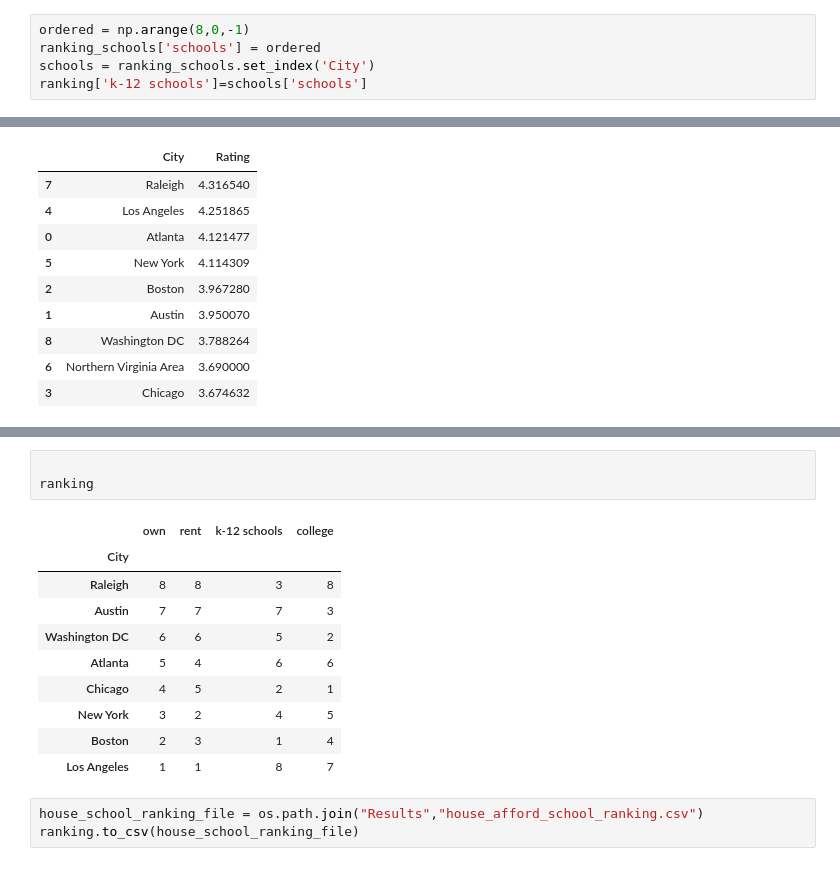
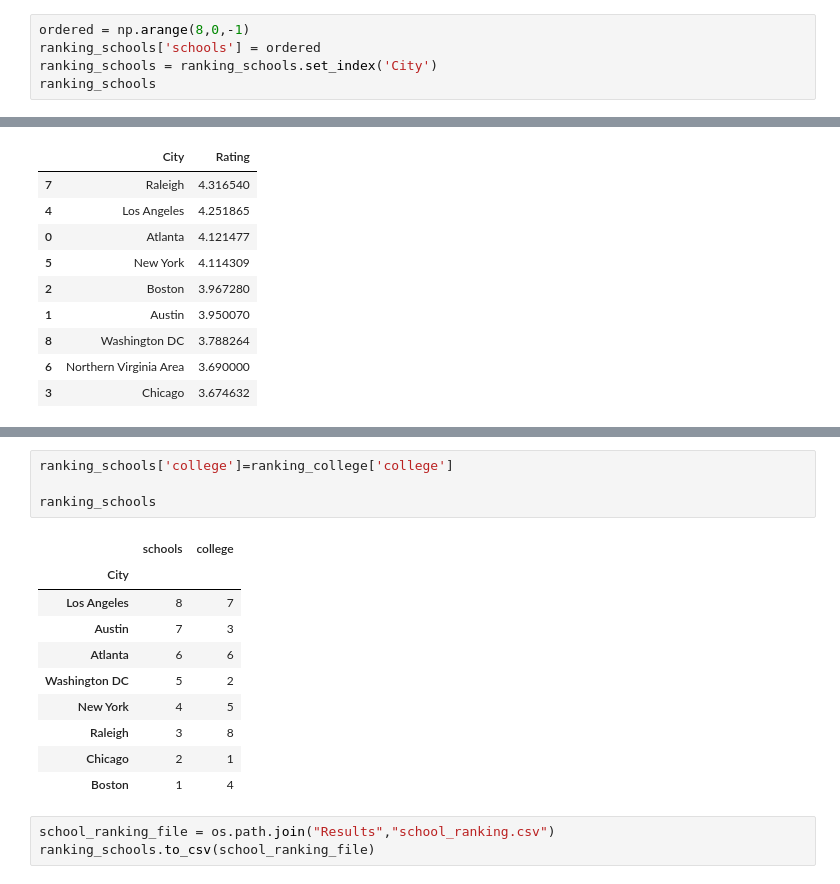
Before and after one commit to indranik/BC_Project1, a Jupyter notebook: HousingSchools_Guirlyn/schools_results.ipynb, the cells around one changed output, grey strips where cells are left out. Drawn from its saved outputs; the diff is of its cells as text.

```diff
--- a/HousingSchools_Guirlyn/housing_schools.ipynb
+++ b/HousingSchools_Guirlyn/schools_results.ipynb
@@ -159,5 +64,5 @@ ranking_schools
 # %%
 ordered = np.arange(8,0,-1)
 ranking_schools['schools'] = ordered
-schools = ranking_schools.set_index('City')
-ranking['k-12 schools']=schools['schools']
+ranking_schools = ranking_schools.set_index('City')
+ranking_schools
@@ -238,17 +151,18 @@ ranking['college']=ranking_college['college']
-# %%
-
-ranking
-# %% [output]
-|  | own | rent | k-12 schools | college |
-| City |  |  |  |  |
-| Raleigh | 8 | 8 | 3 | 8 |
-| Austin | 7 | 7 | 7 | 3 |
-| Washington DC | 6 | 6 | 5 | 2 |
-| Atlanta | 5 | 4 | 6 | 6 |
-| Chicago | 4 | 5 | 2 | 1 |
-| New York | 3 | 2 | 4 | 5 |
-| Boston | 2 | 3 | 1 | 4 |
-| Los Angeles | 1 | 1 | 8 | 7 |
+# %%
+ranking_schools['college']=ranking_college['college']
+
+ranking_schools
+# %% [output]
+|  | schools | college |
+| City |  |  |
+| Los Angeles | 8 | 7 |
+| Austin | 7 | 3 |
+| Atlanta | 6 | 6 |
+| Washington DC | 5 | 2 |
+| New York | 4 | 5 |
+| Raleigh | 3 | 8 |
+| Chicago | 2 | 1 |
+| Boston | 1 | 4 |
 # %%
-house_school_ranking_file = os.path.join("Results","house_afford_school_ranking.csv")
-ranking.to_csv(house_school_ranking_file)
+school_ranking_file = os.path.join("Results","school_ranking.csv")
+ranking_schools.to_csv(school_ranking_file)
```
Also changed, not shown: parts of 14 cells of this notebook, 5 other files.
